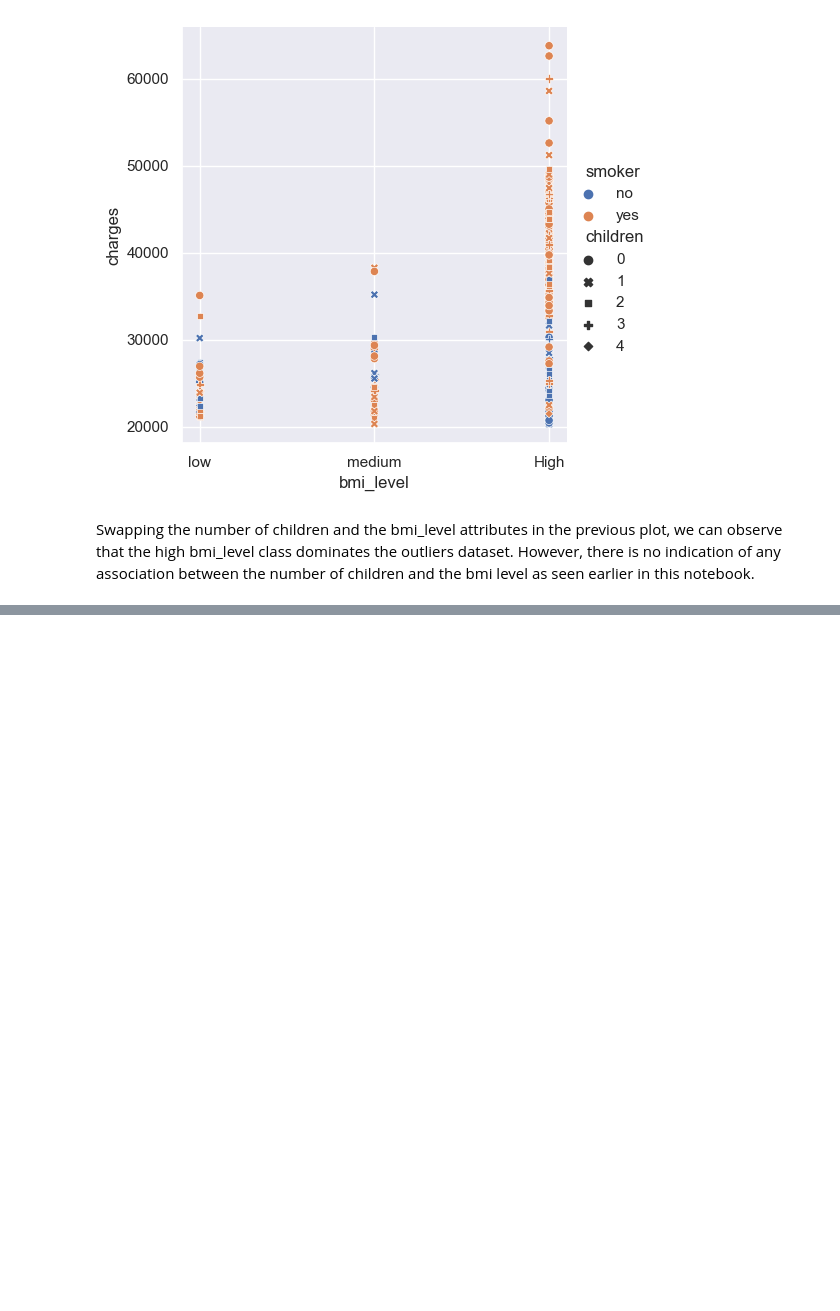
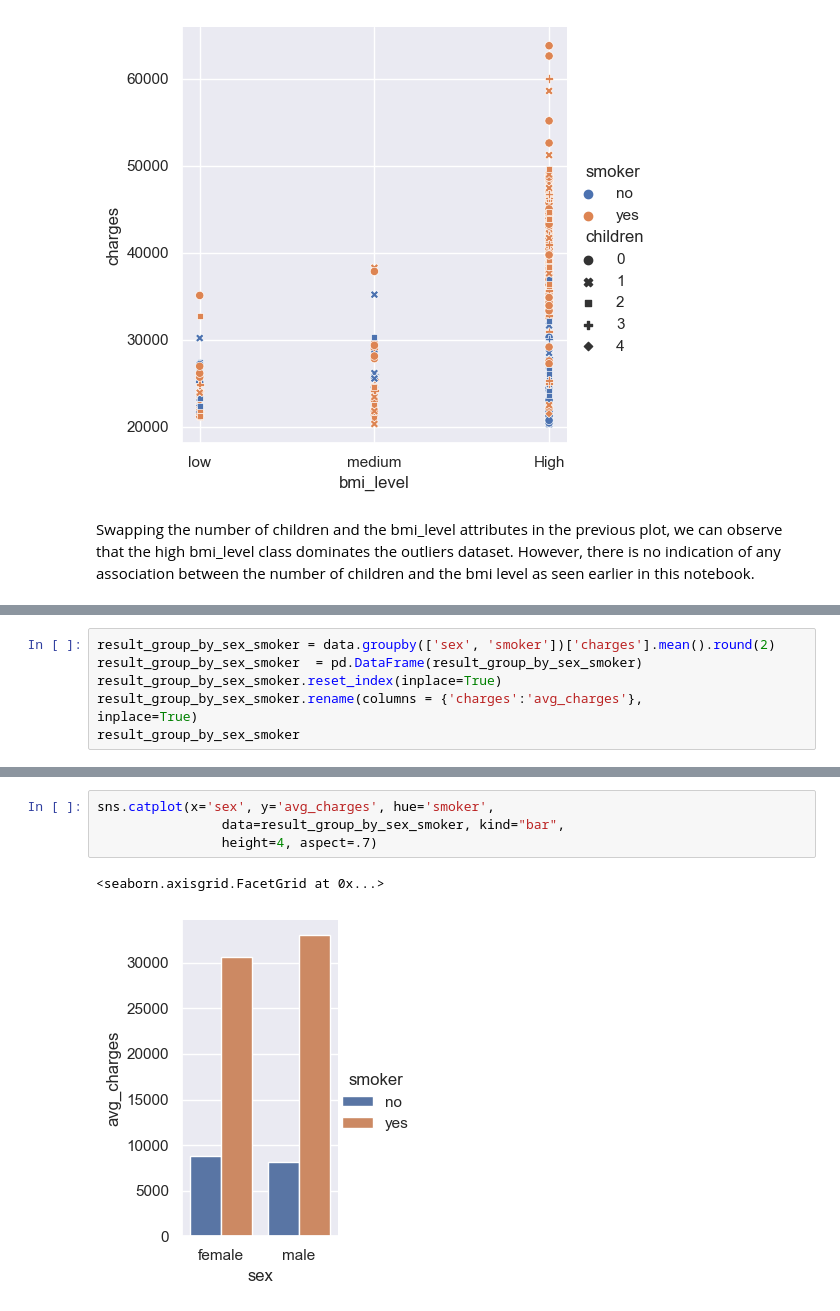
Before and after one commit to ChigozieObika/insurance_premium, a Jupyter notebook: eda.ipynb, the cells around one changed output, grey strips where cells are left out. Cells and saved outputs as stored; diff of their text form; blank space fills up the shorter version.

```diff
--- a/eda.ipynb
+++ b/eda.ipynb
@@ -343,0 +352,7 @@ Name: charges, dtype: float64
+# %%
+result_group_by_sex_smoker = data.groupby(['sex', 'smoker'])['charges'].mean().round(2)
+result_group_by_sex_smoker  = pd.DataFrame(result_group_by_sex_smoker)
+result_group_by_sex_smoker.reset_index(inplace=True)
+result_group_by_sex_smoker.rename(columns = {'charges':'avg_charges'},
+inplace=True)
+result_group_by_sex_smoker
@@ -343,0 +365,7 @@ Name: charges, dtype: float64
+# %%
+sns.catplot(x='sex', y='avg_charges', hue='smoker',
+                data=result_group_by_sex_smoker, kind="bar",
+                height=4, aspect=.7)
+# %% [output]
+<seaborn.axisgrid.FacetGrid at 0x...>
+[figure, added]
```
Also changed, not shown: parts of 23 cells of this notebook.
